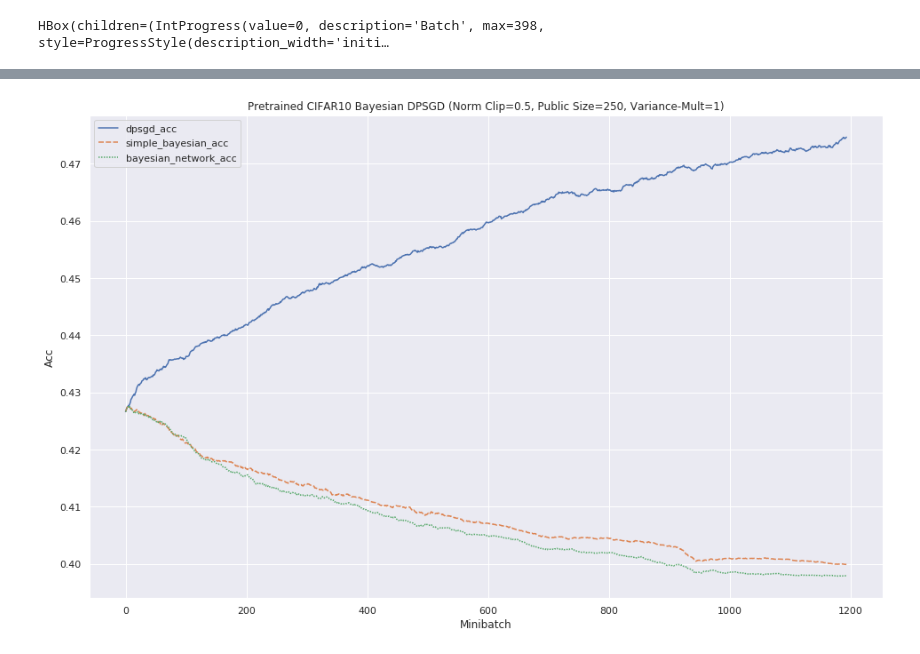
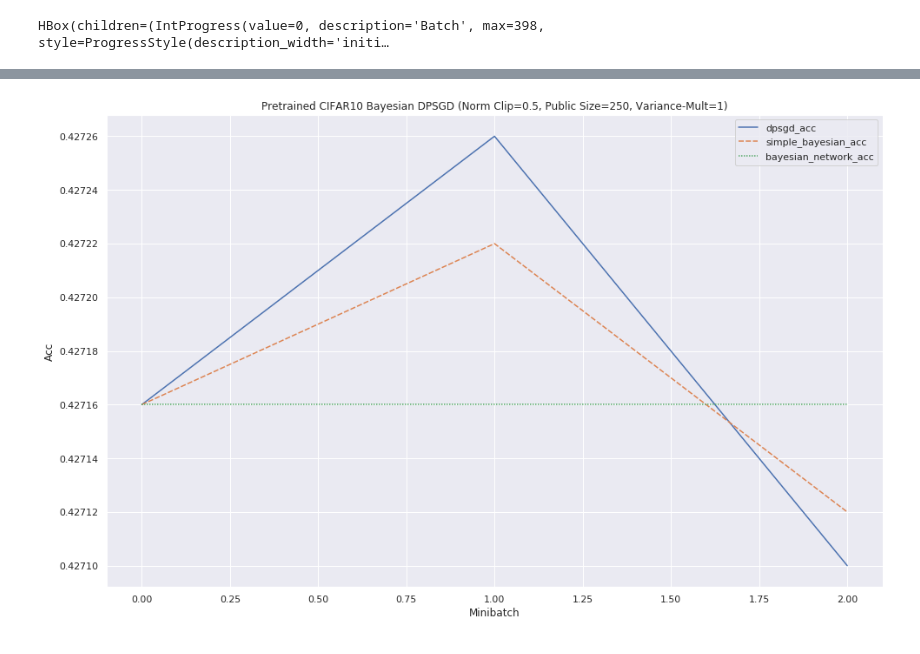
Before and after one commit to qinghao1/gradient, a Jupyter notebook: cifar_bayesian_transfer_learning.ipynb, the cells around one changed output, grey strips where cells are left out. Saved outputs shown, nothing was run; the diff lists cells and outputs as text; code cells hidden in the pictures.

```diff
--- a/cifar_bayesian_transfer_learning.ipynb
+++ b/cifar_bayesian_transfer_learning.ipynb
@@ -528,6 +528,7 @@ for epoch in tqdm(range(epochs), desc='Epoch'):
 
         public_grads = get_public_grads(public_data, public_labels, loss_fn, bayesian_model_pretrained)
         dp_grads = [g[0].numpy() for g in grads]
+        break
         map_grads = construct_graphical_model_and_get_map(public_grads, dp_grads, normalize=True)
         map_grads = [tf.convert_to_tensor(l, dtype='float32') for l in map_grads]
 
@@ -556,10 +562,10 @@ print(metrics)
 # %%
 sns.set(rc={'figure.figsize':(16, 10)})
 ax = sns.lineplot(data=metrics)
 ax.set(xlabel='Minibatch', ylabel='Acc',
        title='Pretrained CIFAR10 Bayesian DPSGD (Norm Clip={}, Public Size={}, Variance-Mult={})'.format(
            l2_norm_clip, public_data.shape[0], public_var_multiplier))
-plt.savefig('cifar_bayesian_network_all_normalized_in-weights_variance{}_dpsgd-norm{}.png'
-            .format(public_var_multiplier, l2_norm_clip))
+# plt.savefig('cifar_bayesian_network_all_normalized_in-weights_variance{}_dpsgd-norm{}.png'
+#             .format(public_var_multiplier, l2_norm_clip))
 # %% [output]
-[figure, old version]
+[figure, new version]
```
Also changed, not shown: parts of 3 cells of this notebook, 8 other files.
